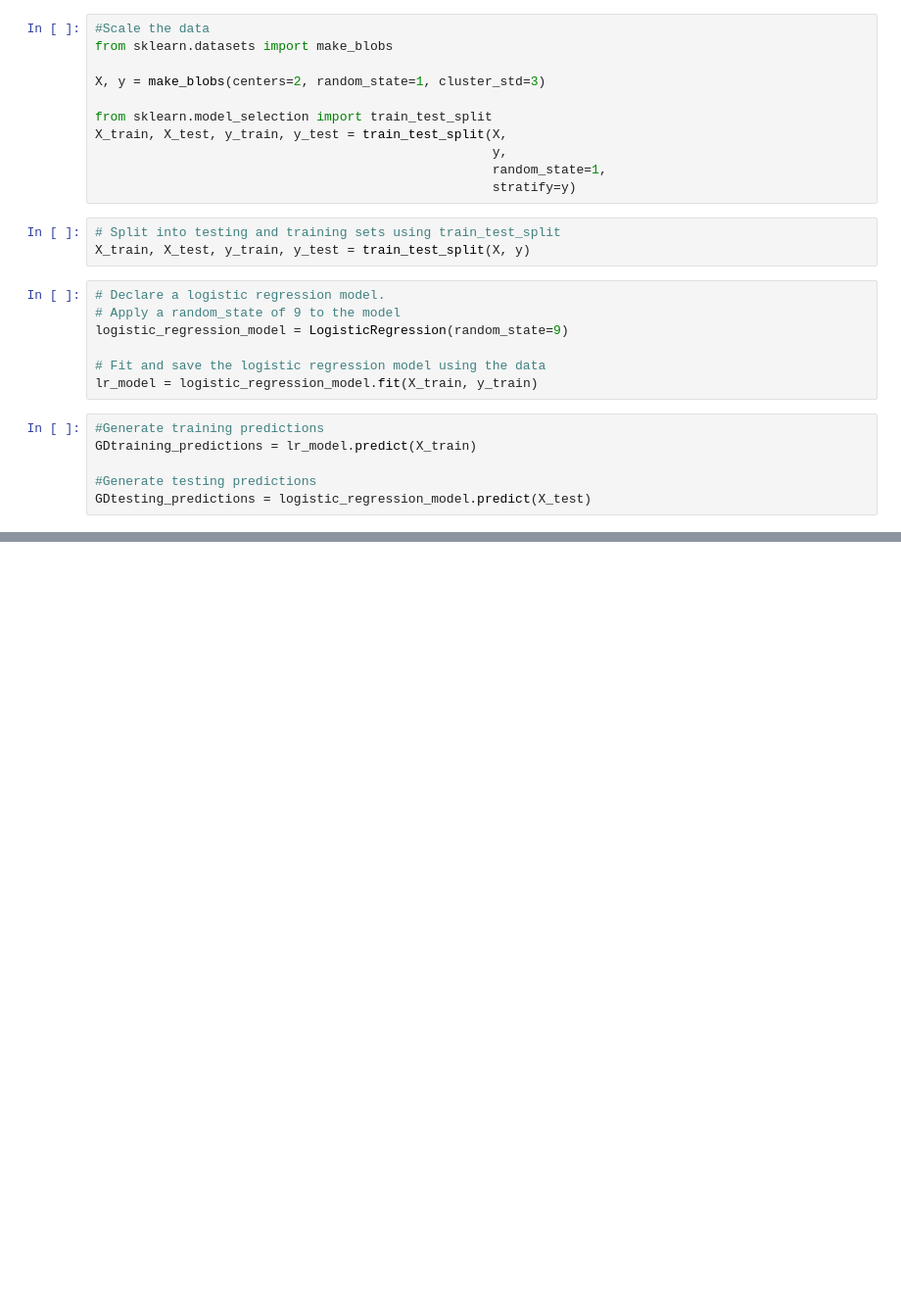
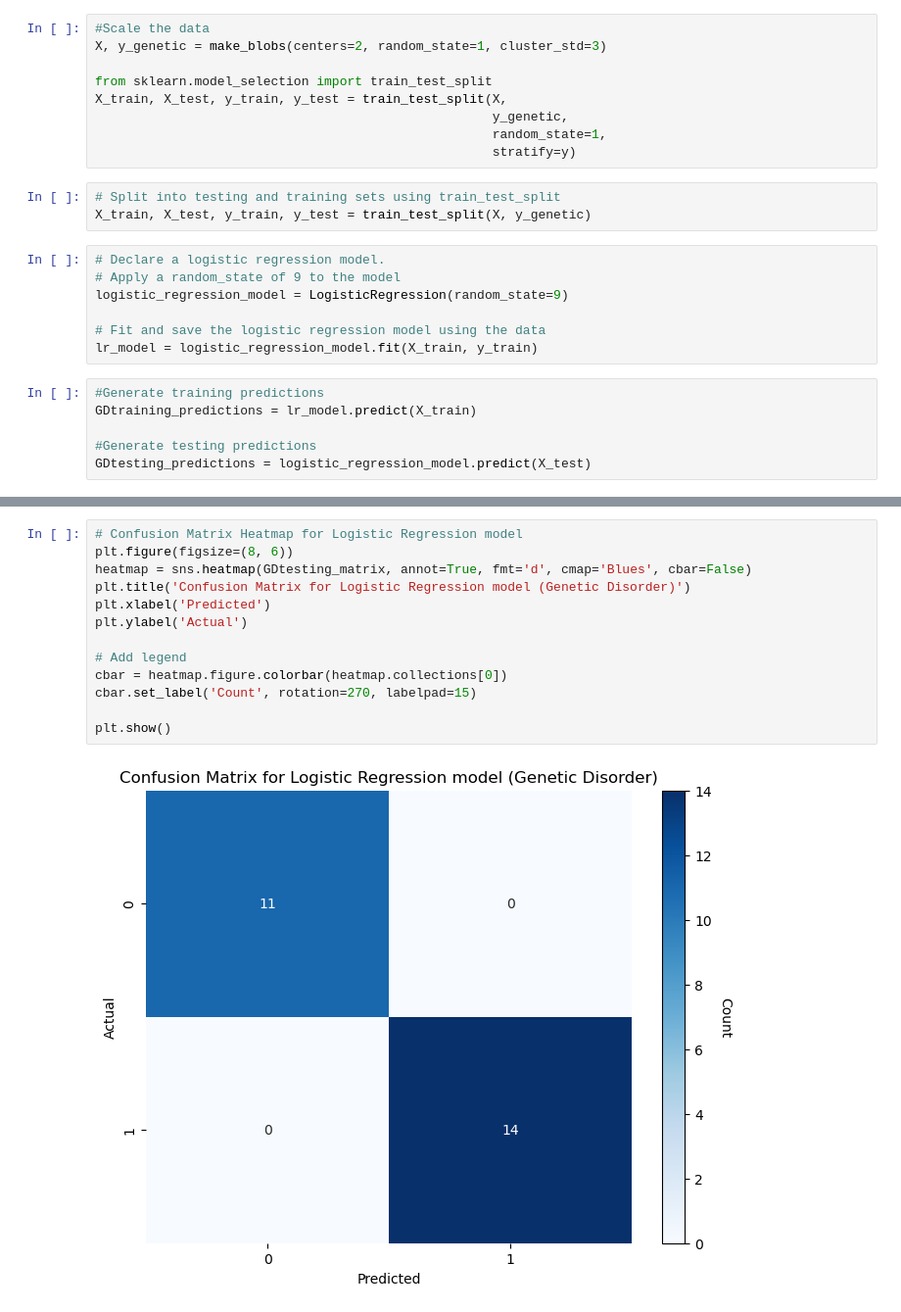
Before and after one commit to Mepseha/Project-4, a Jupyter notebook: LogisticRegression.ipynb, the cells around one changed output, grey strips where cells are left out. Shown at 98% size. Cells and saved outputs as stored; diff of their text form; blank space fills up the shorter version.

```diff
--- a/LogisticRegression.ipynb
+++ b/LogisticRegression.ipynb
@@ -39,17 +165,15 @@ X = GeneticDisorder_df.drop(columns=['Genetic Disorder'])
 # %%
 #Scale the data
-from sklearn.datasets import make_blobs
-
-X, y = make_blobs(centers=2, random_state=1, cluster_std=3)
+X, y_genetic = make_blobs(centers=2, random_state=1, cluster_std=3)
 
 from sklearn.model_selection import train_test_split
 X_train, X_test, y_train, y_test = train_test_split(X,
-                                                    y,
+                                                    y_genetic,
                                                     random_state=1,
                                                     stratify=y)
 # %%
 # Split into testing and training sets using train_test_split
-X_train, X_test, y_train, y_test = train_test_split(X, y)
+X_train, X_test, y_train, y_test = train_test_split(X, y_genetic)
 # %%
 # Declare a logistic regression model.
 # Apply a random_state of 9 to the model
@@ -116,0 +292,15 @@ weighted avg       1.00      1.00      1.00        25
+# %%
+# Confusion Matrix Heatmap for Logistic Regression model
+plt.figure(figsize=(8, 6))
+heatmap = sns.heatmap(GDtesting_matrix, annot=True, fmt='d', cmap='Blues', cbar=False)
+plt.title('Confusion Matrix for Logistic Regression model (Genetic Disorder)')
+plt.xlabel('Predicted')
+plt.ylabel('Actual')
+
+# Add legend
+cbar = heatmap.figure.colorbar(heatmap.collections[0])
+cbar.set_label('Count', rotation=270, labelpad=15)
+
+plt.show()
+# %% [output]
+[figure, added]
```
Also changed, not shown: parts of 31 cells of this notebook, 1 other file.
